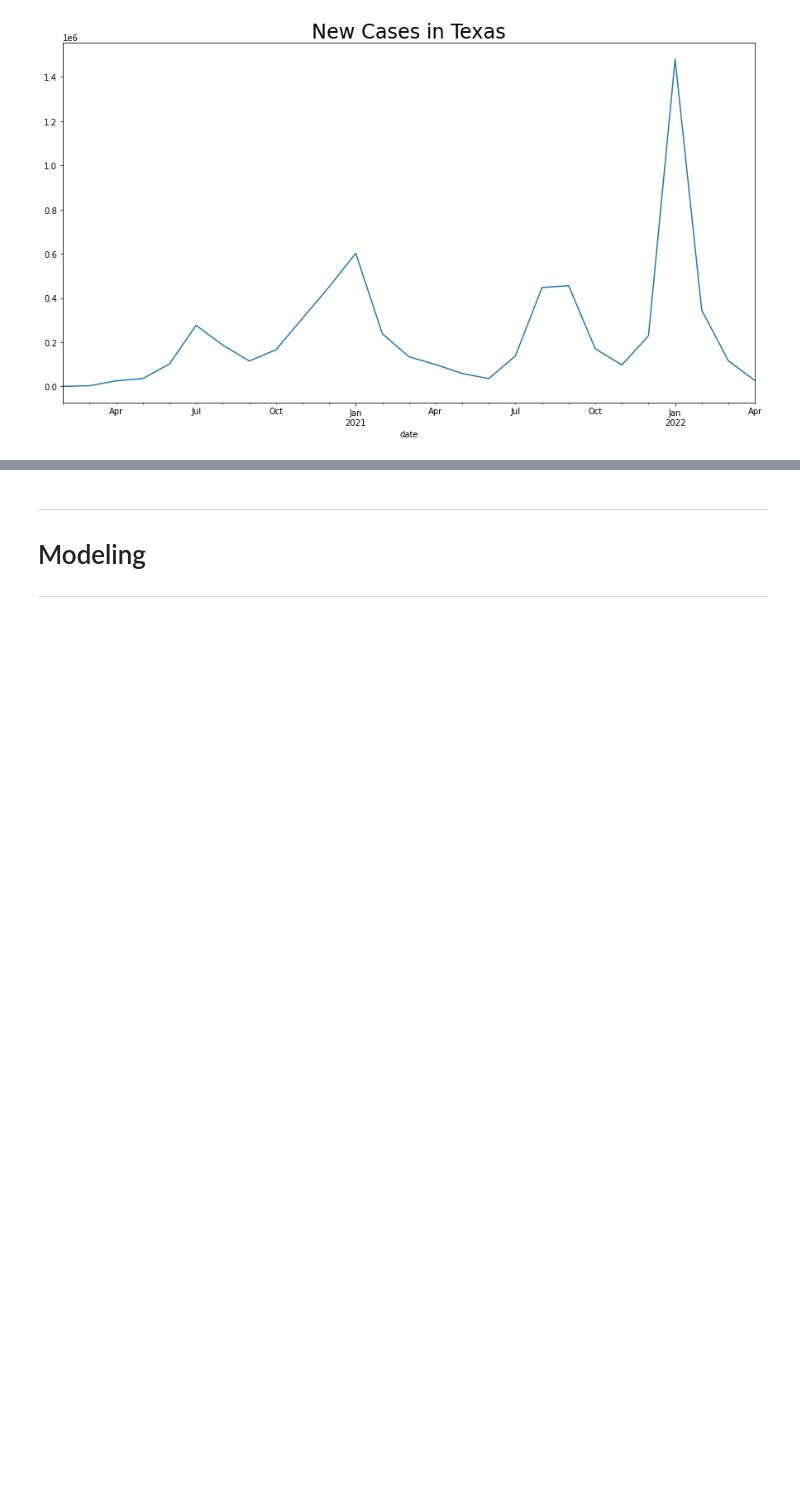
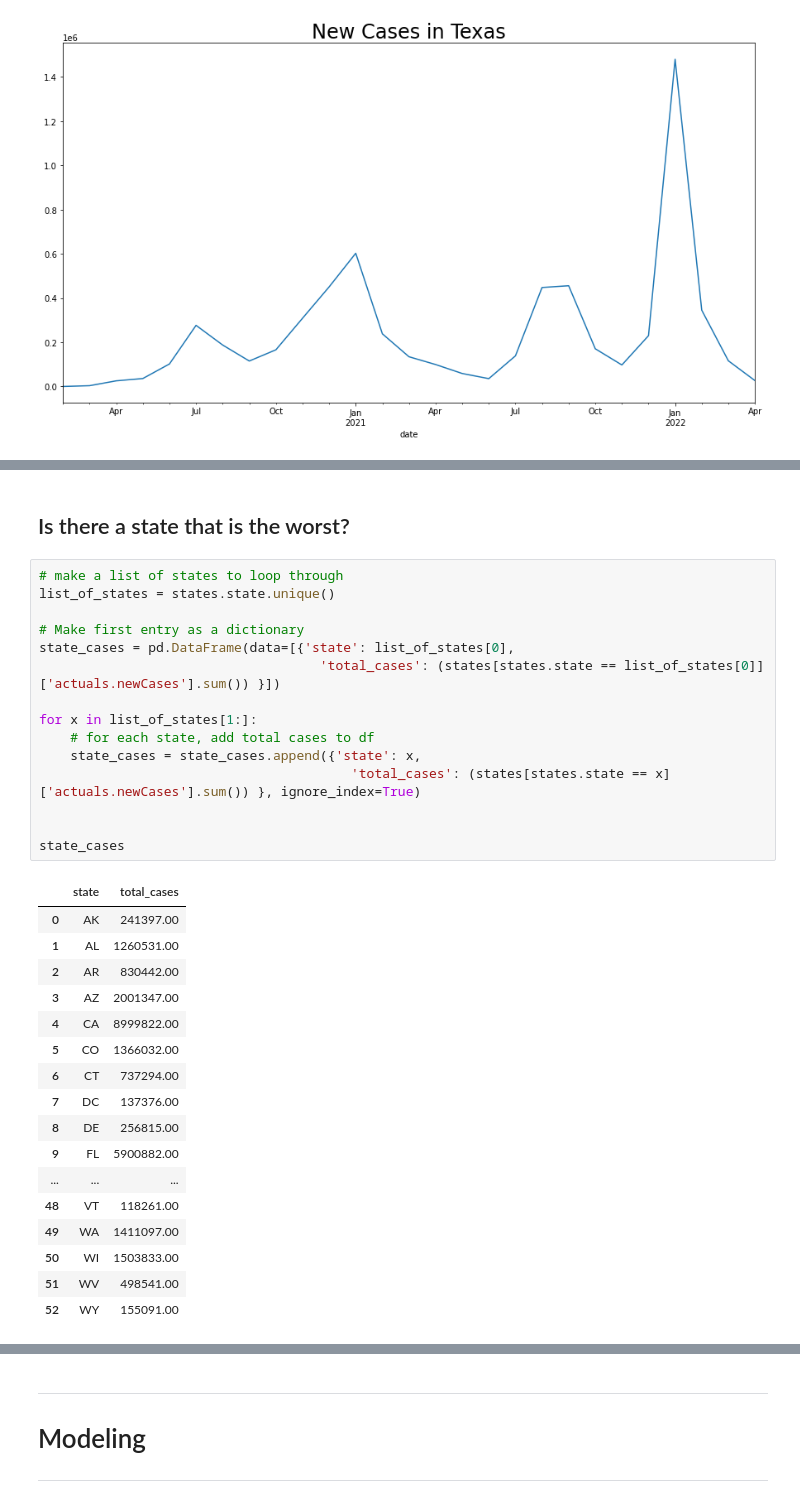
Before and after one commit to JeanetteSchulz/Covid_Analysis, a Jupyter notebook: Jeanettes_Project_Workbook.ipynb, the cells around one changed output, grey strips where cells are left out. Cells and saved outputs as stored; diff of their text form; blank space fills up the shorter version.

Commit message:
investigating states with most numbers

```diff
--- a/Jeanettes_Project_Workbook.ipynb
+++ b/Jeanettes_Project_Workbook.ipynb
@@ -593,0 +594,35 @@ texas.head()
+# %% [markdown]
+## Is there a state that is the worst?
+# %%
+# make a list of states to loop through
+list_of_states = states.state.unique()
+
+# Make first entry as a dictionary
+state_cases = pd.DataFrame(data=[{'state': list_of_states[0],
+                                    'total_cases': (states[states.state == list_of_states[0]]['actuals.newCases'].sum()) }])
+
+for x in list_of_states[1:]:
+    # for each state, add total cases to df
+    state_cases = state_cases.append({'state': x,
+                                        'total_cases': (states[states.state == x]['actuals.newCases'].sum()) }, ignore_index=True)
+
+
+state_cases
+# %% [output]
+|  | state | total_cases |
+| 0 | AK | 241397.00 |
+| 1 | AL | 1260531.00 |
+| 2 | AR | 830442.00 |
+| 3 | AZ | 2001347.00 |
+| 4 | CA | 8999822.00 |
+| 5 | CO | 1366032.00 |
+| 6 | CT | 737294.00 |
+| 7 | DC | 137376.00 |
+| 8 | DE | 256815.00 |
+| 9 | FL | 5900882.00 |
+| ... | ... | ... |
+| 48 | VT | 118261.00 |
+| 49 | WA | 1411097.00 |
+| 50 | WI | 1503833.00 |
+| 51 | WV | 498541.00 |
+| 52 | WY | 155091.00 |
```
Also changed, not shown: parts of 11 cells of this notebook.
